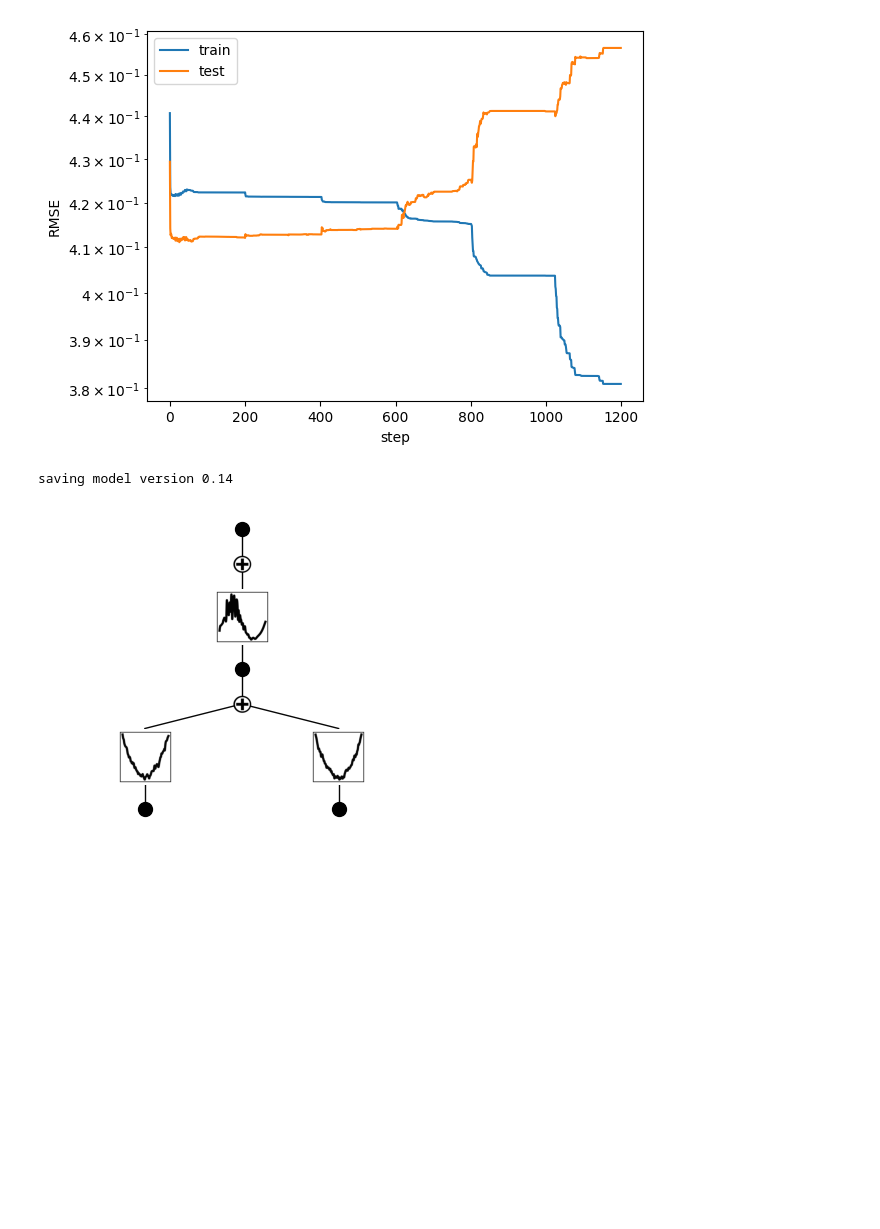
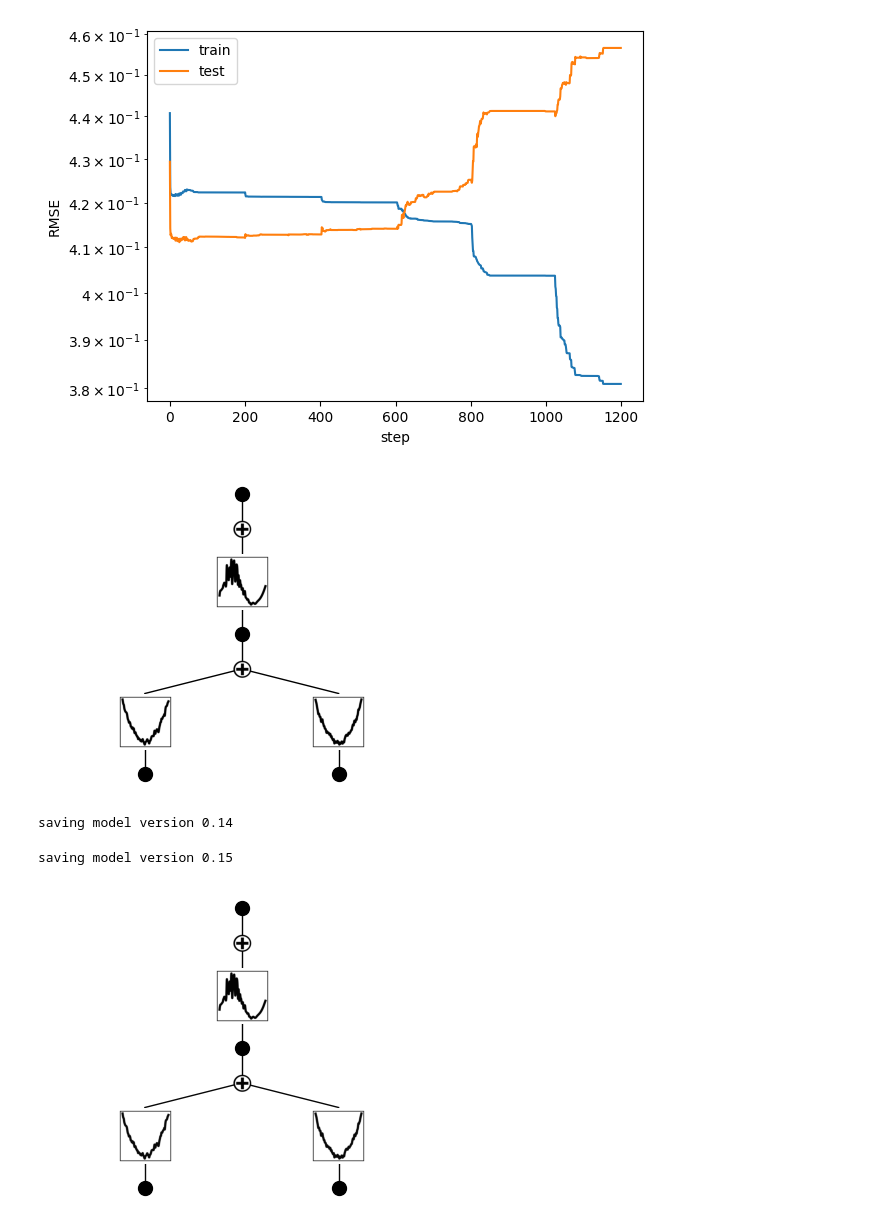
Before and after one commit to TAUforPython/machinelearning, a Jupyter notebook: NN KAN timeseries.ipynb, the cells around one changed output. Cells and saved outputs as stored; diff of their text form; code cells hidden in the pictures; blank space fills up the shorter version.

```diff
--- a/NN KAN timeseries.ipynb
+++ b/NN KAN timeseries.ipynb
@@ -617,10 +617,20 @@ plt.xlabel('step')
 plt.yscale('log')
 # %% [output]
 [figure]
+# %%
+# plot KAN at initialization
+model(dataset['train_input']);
+model.plot(beta=100)
+# %% [output]
+[figure, added]
 # %%
 model = model.prune(edge_th=1e-2)
 # %% [output]
 saving model version 0.14
+# %%
+model.prune_edge()
+# %% [output]
+saving model version 0.15
 # %%
 model.plot()
 # %% [output]
```
Also changed, not shown: parts of 6 cells of this notebook.
